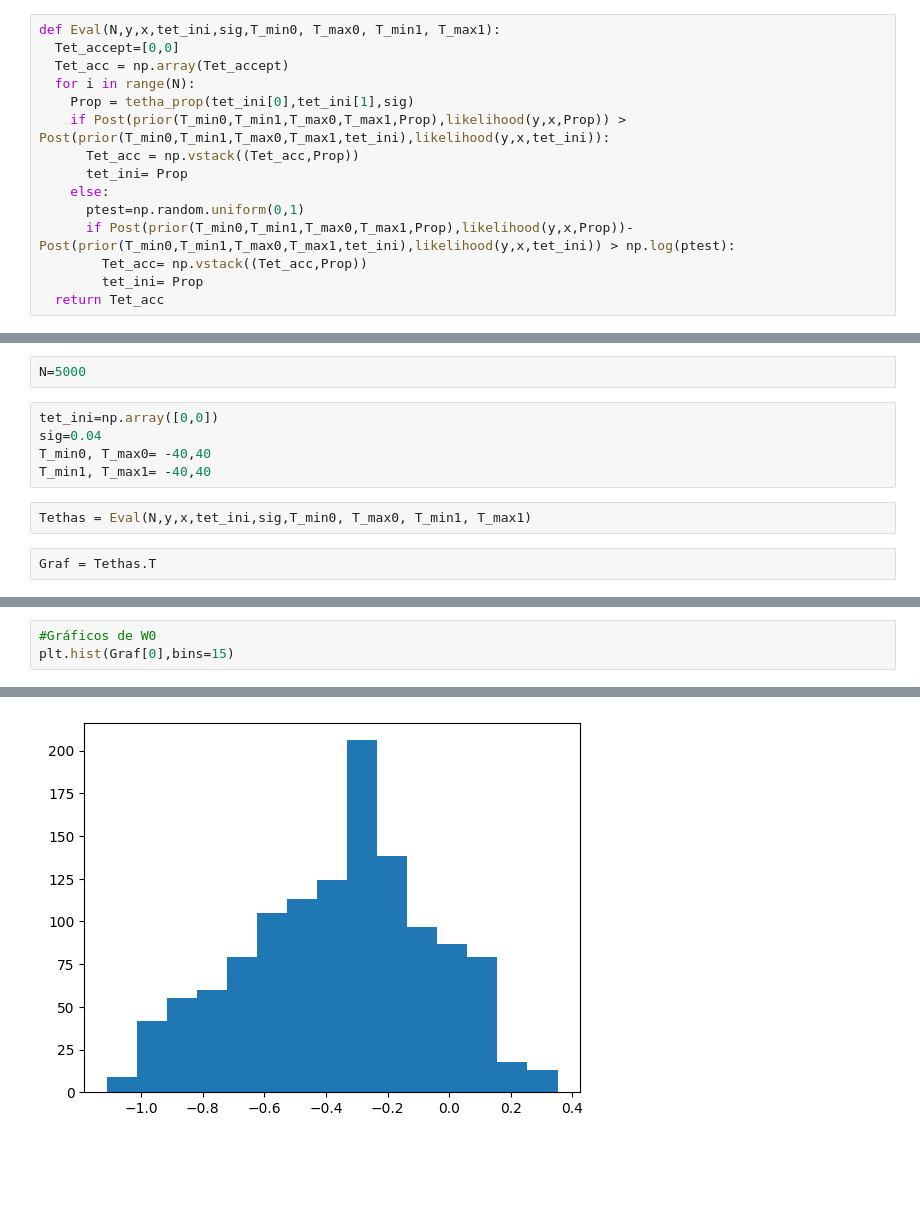
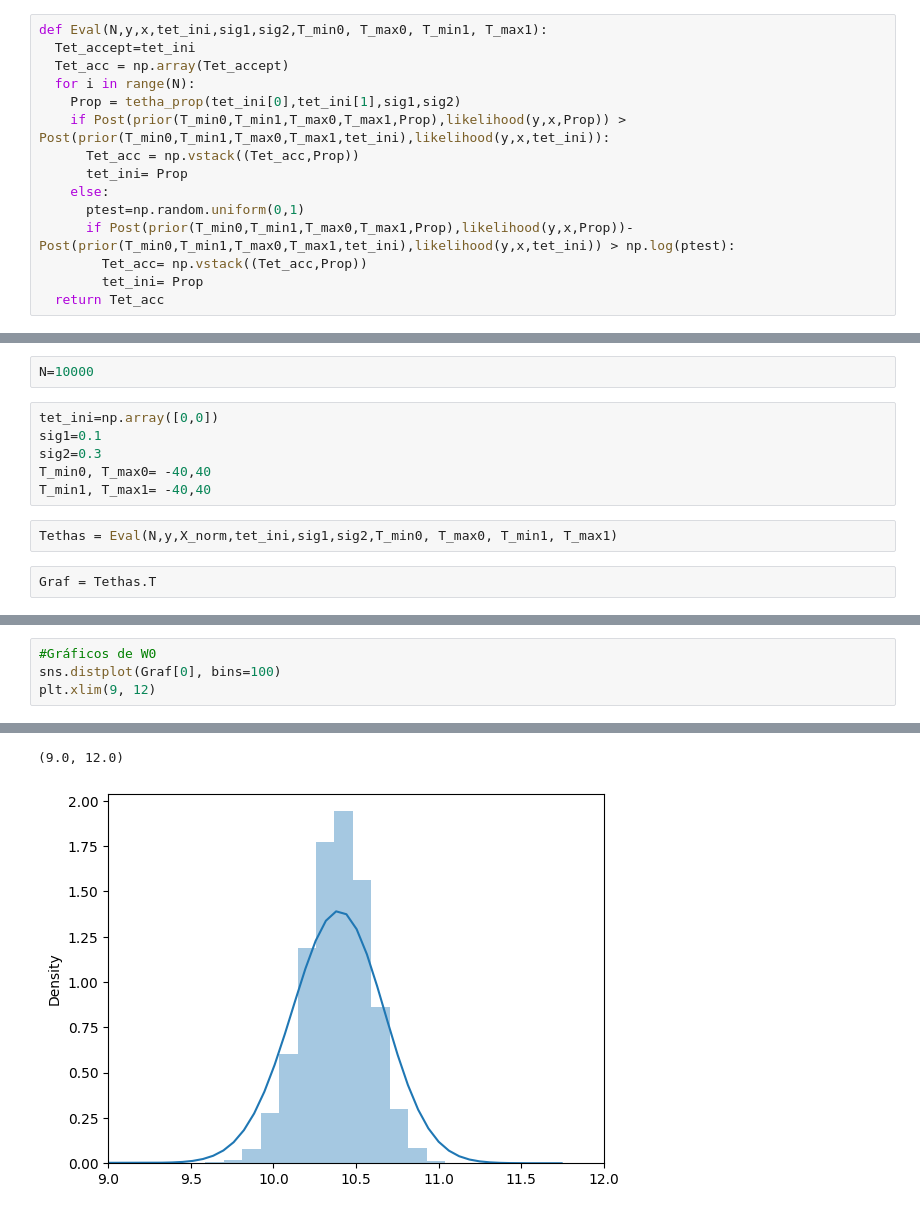
Before and after one commit to DCI-alxogm/ml2023-David-Nicolas364, a Jupyter notebook: Sep30/Ejercicio_30.ipynb, the cells around one changed output, grey strips where cells are left out. Cells and saved outputs as stored; diff of their text form; blank space fills up the shorter version.

```diff
--- a/Sep30/Ejercicio_30.ipynb
+++ b/Sep30/Ejercicio_30.ipynb
@@ -36,11 +44,11 @@ def Post(prior, likelihood):
   Post = likelihood + prior
   return Post
 # %%
-def Eval(N,y,x,tet_ini,sig,T_min0, T_max0, T_min1, T_max1):
-  Tet_accept=[0,0]
+def Eval(N,y,x,tet_ini,sig1,sig2,T_min0, T_max0, T_min1, T_max1):
+  Tet_accept=tet_ini
   Tet_acc = np.array(Tet_accept)
   for i in range(N):
-    Prop = tetha_prop(tet_ini[0],tet_ini[1],sig)
+    Prop = tetha_prop(tet_ini[0],tet_ini[1],sig1,sig2)
     if Post(prior(T_min0,T_min1,T_max0,T_max1,Prop),likelihood(y,x,Prop)) > Post(prior(T_min0,T_min1,T_max0,T_max1,tet_ini),likelihood(y,x,tet_ini)):
       Tet_acc = np.vstack((Tet_acc,Prop))
       tet_ini= Prop
@@ -65,14 +70,15 @@ plt.scatter(x,y)
 <matplotlib.collections.PathCollection at 0x...>
 [figure]
 # %%
-N=5000
+N=10000
 # %%
 tet_ini=np.array([0,0])
-sig=0.04
+sig1=0.1
+sig2=0.3
 T_min0, T_max0= -40,40
 T_min1, T_max1= -40,40
 # %%
-Tethas = Eval(N,y,x,tet_ini,sig,T_min0, T_max0, T_min1, T_max1)
+Tethas = Eval(N,y,X_norm,tet_ini,sig1,sig2,T_min0, T_max0, T_min1, T_max1)
 # %%
 Graf = Tethas.T
 # %%
@@ -86,4 +92,5 @@ plt.scatter(Graf[0],Graf[1])
 # %%
 #Gráficos de W0
-plt.hist(Graf[0],bins=15)
+sns.distplot(Graf[0], bins=100)
+plt.xlim(9, 12)
 # %% [output]
@@ -97,3 +106,4 @@ plt.hist(Graf[0],bins=15)
+(9.0, 12.0)
-[figure, old version]
+[figure, new version]
 # %%
 #Gráfico de W1
```
Also changed, not shown: parts of 12 cells of this notebook.
